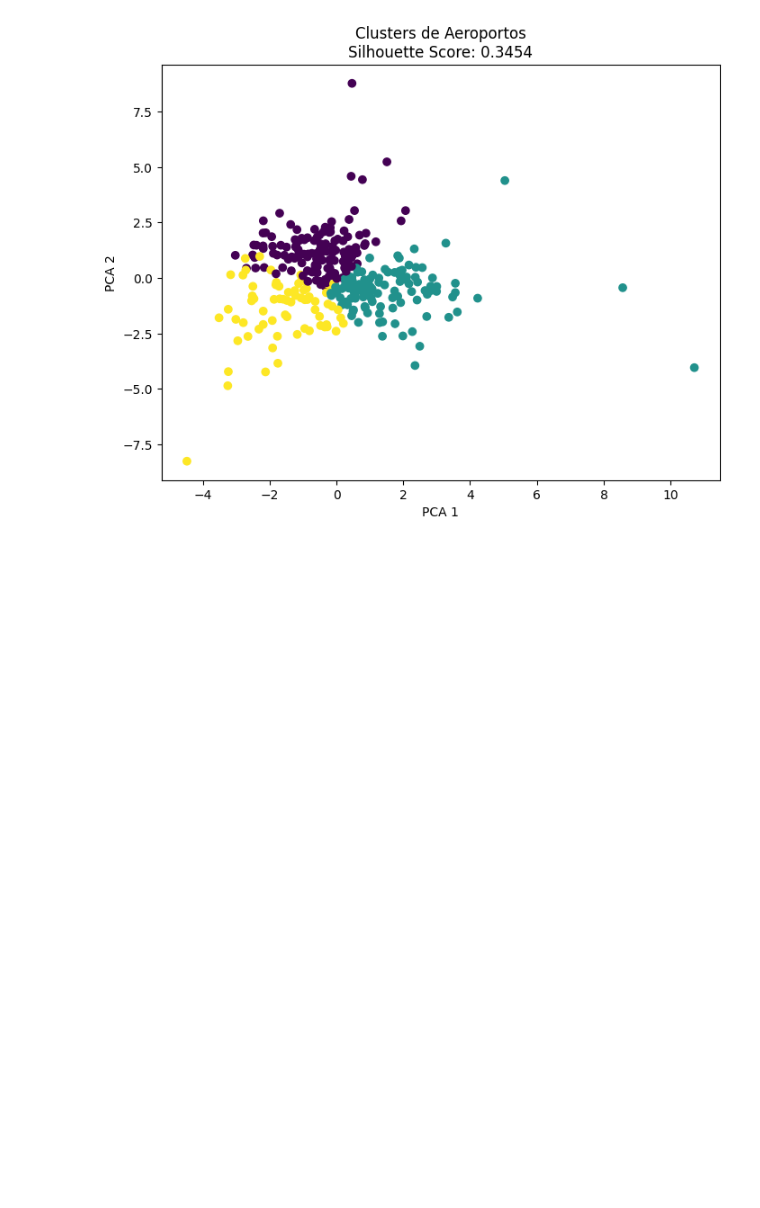
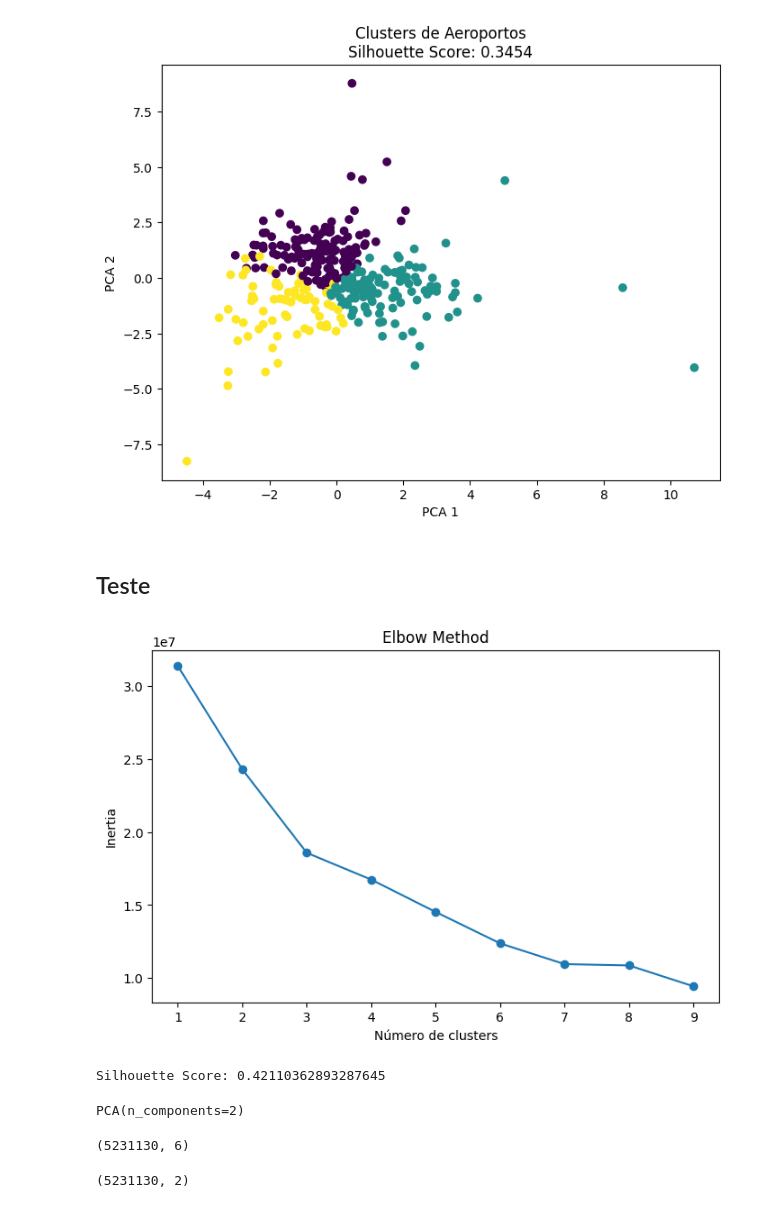
Before and after one commit to vinisouz4/FIAP_projeto_Fase_3, a Jupyter notebook: src/notebooks/treinamento_nao_supervisionado.ipynb, the cells around one changed output. Cells and saved outputs as stored; diff of their text form; code cells hidden in the pictures; blank space fills up the shorter version.

```diff
--- a/src/notebooks/treinamento_nao_supervisionado.ipynb
+++ b/src/notebooks/treinamento_nao_supervisionado.ipynb
@@ -208,3 +208,5 @@ plt.ylabel('PCA 2')
 plt.show()
 # %% [output]
 [figure]
+# %% [markdown]
+## Teste
@@ -210,0 +239,23 @@ plt.show()
+# %%
+inertia = []
+
+K = range(1,10)
+
+for k in K:
+
+    kmeans = KMeans(n_clusters=k, random_state=42)
+    kmeans.fit(X_scaled)
+
+    inertia.append(kmeans.inertia_)
+
+plt.figure(figsize=(8,5))
+
+plt.plot(K, inertia, marker="o")
+
+plt.title("Elbow Method")
+plt.xlabel("Número de clusters")
+plt.ylabel("Inertia")
+
+plt.show()
+# %% [output]
+[figure, added]
@@ -210,0 +272,11 @@ plt.show()
+# %%
+score = silhouette_score(X_scaled, clusters, sample_size=60000, random_state=42)
+
+print("Silhouette Score:", score)
+# %% [output]
+Silhouette Score: 0.42110362893287645
+# %%
+pca = PCA(n_components=2)
+pca.fit(X_scaled)
+# %% [output]
+PCA(n_components=2)
@@ -210,0 +285,8 @@ plt.show()
+# %%
+X_scaled.shape
+# %% [output]
+(5231130, 6)
+# %%
+X_pca.shape
+# %% [output]
+(5231130, 2)
```
Also changed, not shown: parts of 6 cells of this notebook.
